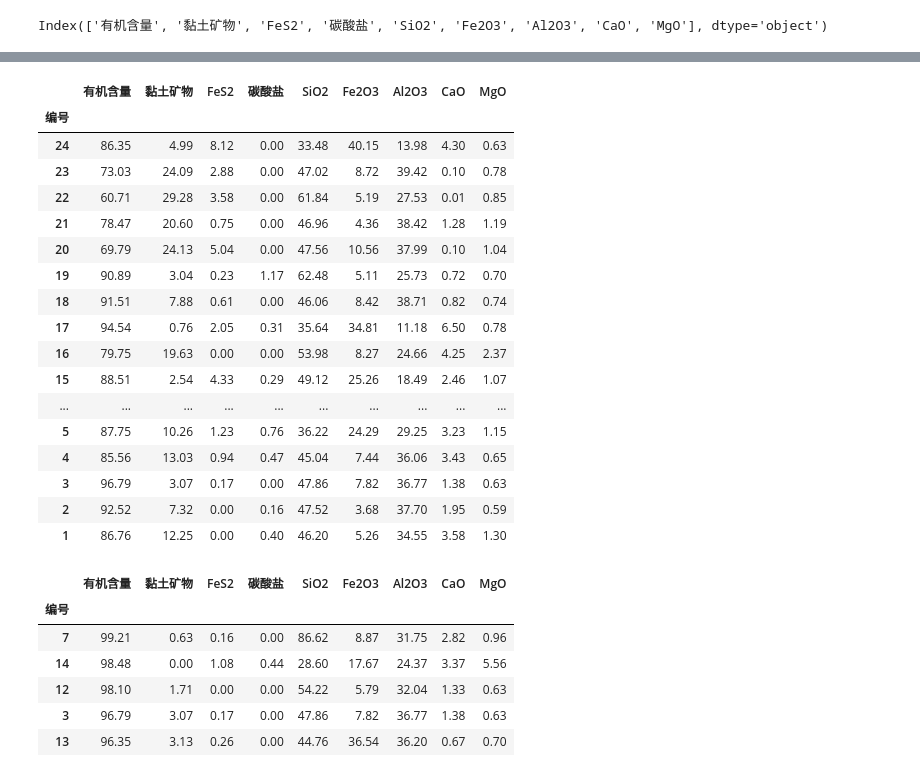
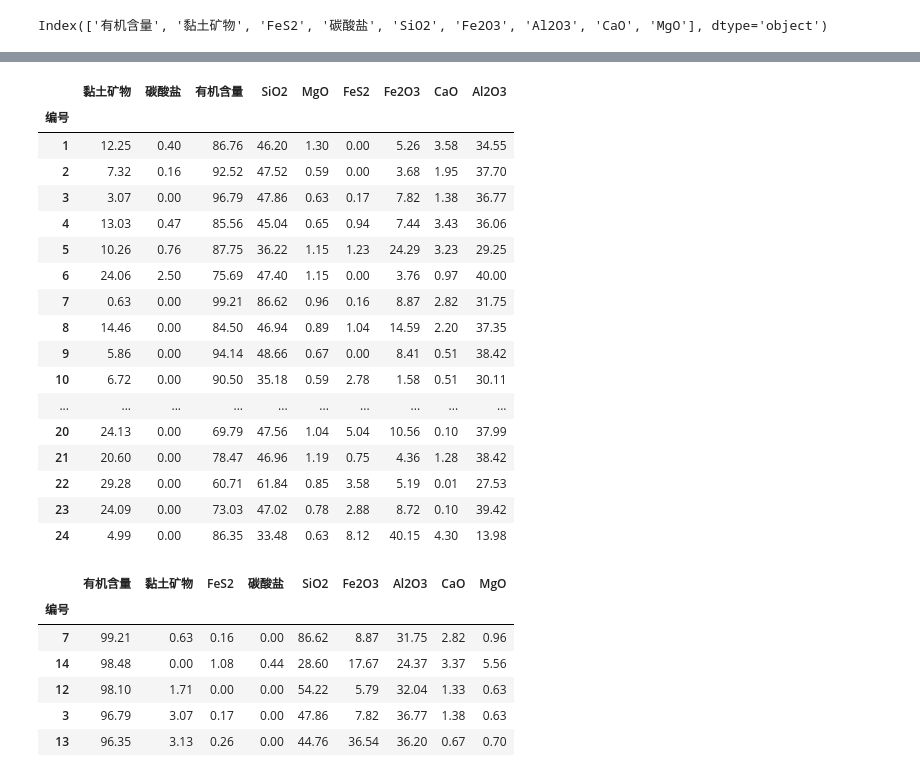
Before and after one commit to xyt556/Big_Data_Test, a Jupyter notebook: Data_preprocess/pandas_1.ipynb, the cells around one changed output, grey strips where cells are left out. Cells and saved outputs as stored; diff of their text form; code cells hidden in the pictures.

```diff
--- a/Data_preprocess/pandas_1.ipynb
+++ b/Data_preprocess/pandas_1.ipynb
@@ -57,22 +104,22 @@ Index(['有机含量', '黏土矿物', 'FeS2', '碳酸盐', 'SiO2', 'Fe2O3', 'Al
 # %%
-df.sort_index(ascending= False)
+df.sort_index(axis=1, ascending= False)
 # %% [output]
-|  | 有机含量 | 黏土矿物 | FeS2 | 碳酸盐 | SiO2 | Fe2O3 | Al2O3 | CaO | MgO |
+|  | 黏土矿物 | 碳酸盐 | 有机含量 | SiO2 | MgO | FeS2 | Fe2O3 | CaO | Al2O3 |
 | 编号 |  |  |  |  |  |  |  |  |  |
-| 24 | 86.35 | 4.99 | 8.12 | 0.00 | 33.48 | 40.15 | 13.98 | 4.30 | 0.63 |
-| 23 | 73.03 | 24.09 | 2.88 | 0.00 | 47.02 | 8.72 | 39.42 | 0.10 | 0.78 |
-| 22 | 60.71 | 29.28 | 3.58 | 0.00 | 61.84 | 5.19 | 27.53 | 0.01 | 0.85 |
-| 21 | 78.47 | 20.60 | 0.75 | 0.00 | 46.96 | 4.36 | 38.42 | 1.28 | 1.19 |
-| 20 | 69.79 | 24.13 | 5.04 | 0.00 | 47.56 | 10.56 | 37.99 | 0.10 | 1.04 |
-| 19 | 90.89 | 3.04 | 0.23 | 1.17 | 62.48 | 5.11 | 25.73 | 0.72 | 0.70 |
-| 18 | 91.51 | 7.88 | 0.61 | 0.00 | 46.06 | 8.42 | 38.71 | 0.82 | 0.74 |
-| 17 | 94.54 | 0.76 | 2.05 | 0.31 | 35.64 | 34.81 | 11.18 | 6.50 | 0.78 |
-| 16 | 79.75 | 19.63 | 0.00 | 0.00 | 53.98 | 8.27 | 24.66 | 4.25 | 2.37 |
-| 15 | 88.51 | 2.54 | 4.33 | 0.29 | 49.12 | 25.26 | 18.49 | 2.46 | 1.07 |
+| 1 | 12.25 | 0.40 | 86.76 | 46.20 | 1.30 | 0.00 | 5.26 | 3.58 | 34.55 |
+| 2 | 7.32 | 0.16 | 92.52 | 47.52 | 0.59 | 0.00 | 3.68 | 1.95 | 37.70 |
+| 3 | 3.07 | 0.00 | 96.79 | 47.86 | 0.63 | 0.17 | 7.82 | 1.38 | 36.77 |
+| 4 | 13.03 | 0.47 | 85.56 | 45.04 | 0.65 | 0.94 | 7.44 | 3.43 | 36.06 |
+| 5 | 10.26 | 0.76 | 87.75 | 36.22 | 1.15 | 1.23 | 24.29 | 3.23 | 29.25 |
+| 6 | 24.06 | 2.50 | 75.69 | 47.40 | 1.15 | 0.00 | 3.76 | 0.97 | 40.00 |
+| 7 | 0.63 | 0.00 | 99.21 | 86.62 | 0.96 | 0.16 | 8.87 | 2.82 | 31.75 |
+| 8 | 14.46 | 0.00 | 84.50 | 46.94 | 0.89 | 1.04 | 14.59 | 2.20 | 37.35 |
+| 9 | 5.86 | 0.00 | 94.14 | 48.66 | 0.67 | 0.00 | 8.41 | 0.51 | 38.42 |
+| 10 | 6.72 | 0.00 | 90.50 | 35.18 | 0.59 | 2.78 | 1.58 | 0.51 | 30.11 |
 | ... | ... | ... | ... | ... | ... | ... | ... | ... | ... |
-| 5 | 87.75 | 10.26 | 1.23 | 0.76 | 36.22 | 24.29 | 29.25 | 3.23 | 1.15 |
-| 4 | 85.56 | 13.03 | 0.94 | 0.47 | 45.04 | 7.44 | 36.06 | 3.43 | 0.65 |
-| 3 | 96.79 | 3.07 | 0.17 | 0.00 | 47.86 | 7.82 | 36.77 | 1.38 | 0.63 |
-| 2 | 92.52 | 7.32 | 0.00 | 0.16 | 47.52 | 3.68 | 37.70 | 1.95 | 0.59 |
-| 1 | 86.76 | 12.25 | 0.00 | 0.40 | 46.20 | 5.26 | 34.55 | 3.58 | 1.30 |
+| 20 | 24.13 | 0.00 | 69.79 | 47.56 | 1.04 | 5.04 | 10.56 | 0.10 | 37.99 |
+| 21 | 20.60 | 0.00 | 78.47 | 46.96 | 1.19 | 0.75 | 4.36 | 1.28 | 38.42 |
+| 22 | 29.28 | 0.00 | 60.71 | 61.84 | 0.85 | 3.58 | 5.19 | 0.01 | 27.53 |
+| 23 | 24.09 | 0.00 | 73.03 | 47.02 | 0.78 | 2.88 | 8.72 | 0.10 | 39.42 |
+| 24 | 4.99 | 0.00 | 86.35 | 33.48 | 0.63 | 8.12 | 40.15 | 4.30 | 13.98 |
 # %%
```
Also changed, not shown: parts of 20 cells of this notebook, 4 other files.
